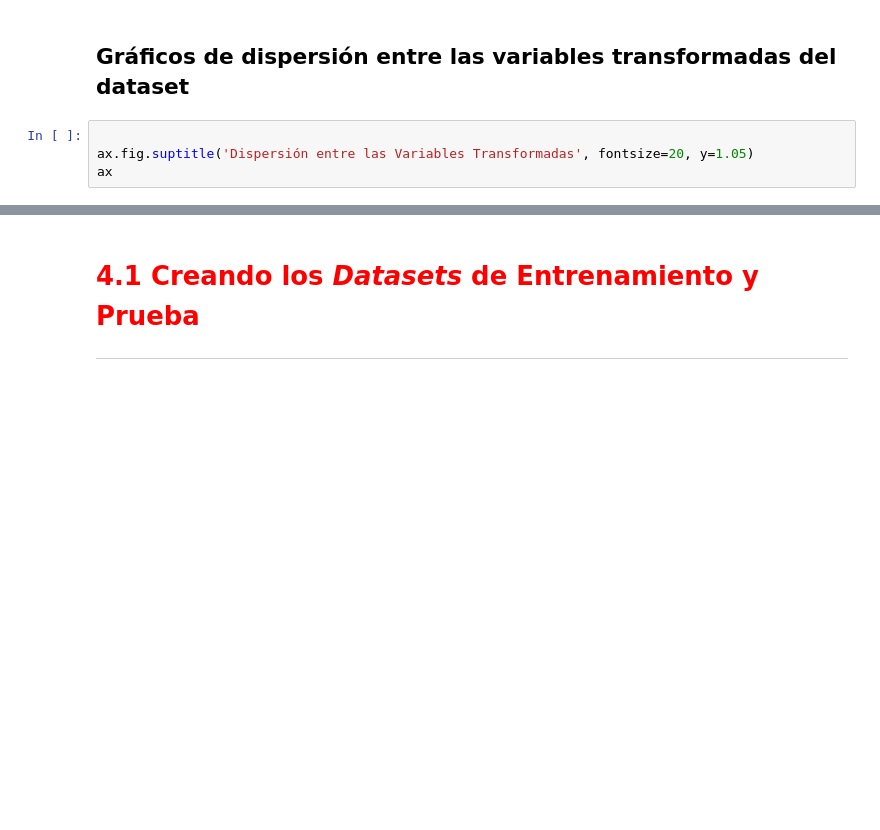
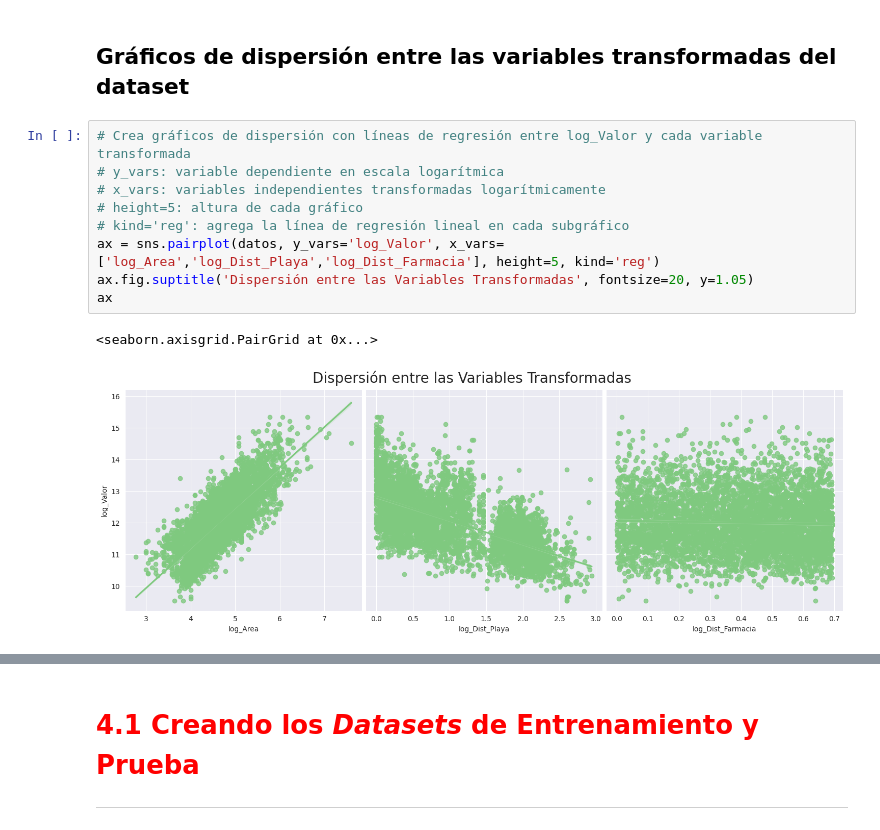
Before and after one commit to DanielRaiicHu/regresion_lineal_tecnicas_avanzadas, a Jupyter notebook: regresion_lineal_tecnicas_avanzadas.ipynb, the cells around one changed output, grey strips where cells are left out. Drawn from its saved outputs; the diff is of its cells as text; blank space fills up the shorter version.

```diff
--- a/regresion_lineal_tecnicas_avanzadas.ipynb
+++ b/regresion_lineal_tecnicas_avanzadas.ipynb
@@ -332,7 +402,15 @@ ax
 <hr style='border: 2px solid red;'>
 # %% [markdown]
 ## Gráficos de dispersión entre las variables transformadas del dataset
-# %%
-
-ax.fig.suptitle('Dispersión entre las Variables Transformadas', fontsize=20, y=1.05)
-ax
+# %%
+# Crea gráficos de dispersión con líneas de regresión entre log_Valor y cada variable transformada
+# y_vars: variable dependiente en escala logarítmica
+# x_vars: variables independientes transformadas logarítmicamente
+# height=5: altura de cada gráfico
+# kind='reg': agrega la línea de regresión lineal en cada subgráfico
+ax = sns.pairplot(datos, y_vars='log_Valor', x_vars=['log_Area','log_Dist_Playa','log_Dist_Farmacia'], height=5, kind='reg')
+ax.fig.suptitle('Dispersión entre las Variables Transformadas', fontsize=20, y=1.05)
+ax
+# %% [output]
+<seaborn.axisgrid.PairGrid at 0x...>
+[figure, added]
```
Also changed, not shown: parts of 9 cells of this notebook.
